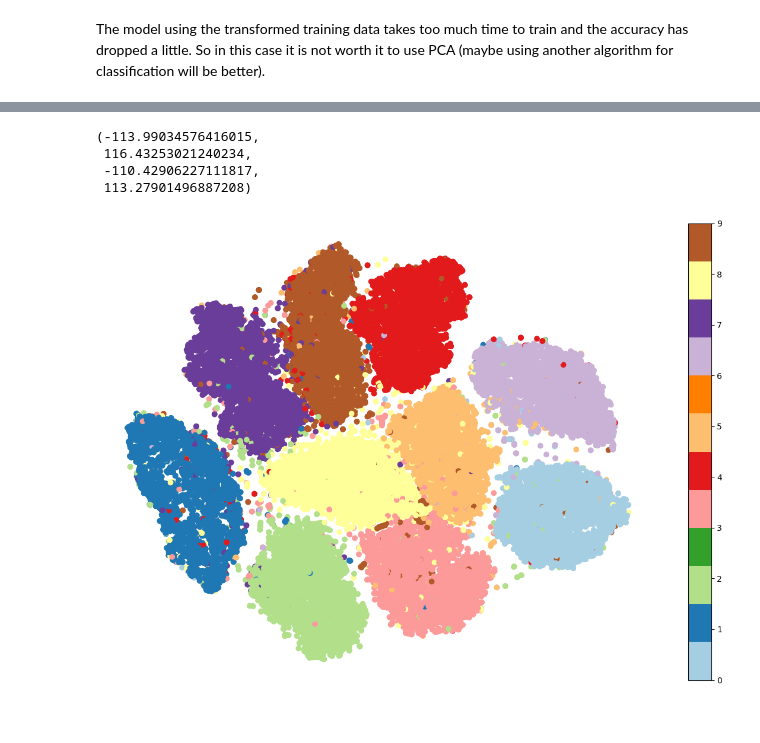
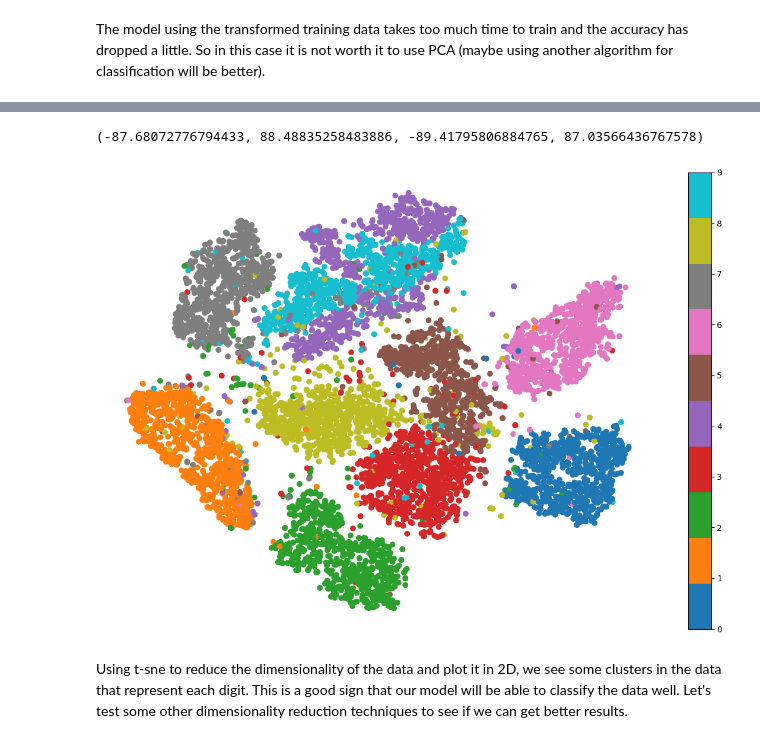
Before and after one commit to JuanDa14Sa/Hands-on-ML-Exercises, a Jupyter notebook: Dimensionality Reduction/dim_reduct_exercises.ipynb, the cells around one changed output, grey strips where cells are left out. Drawn from its saved outputs; the diff is of its cells as text; code cells hidden in the pictures.

Commit message:
Complete exercises(nice visuals)

```diff
--- a/Dimensionality Reduction/dim_reduct_exercises.ipynb
+++ b/Dimensionality Reduction/dim_reduct_exercises.ipynb
@@ -55,0 +54,8 @@ X_train_2d = tsne.fit_transform(X_train)
+# %%
+tsne = TSNE(n_components=2, random_state=0, n_jobs=-1)
+indexes = np.random.choice(X_train.shape[0], 10000, replace=False)
+start = time.time()
+X_subset = tsne.fit_transform(X_train[indexes])
+print('Time elapsed: {} seconds'.format(time.time() - start))
+y_subset = y_train[indexes]
+y_subset = y_subset.astype(int)
@@ -56,12 +64,10 @@ X_train_2d = tsne.fit_transform(X_train)
 # %%
-y_train = y_train.astype(int)
 plt.figure(figsize=(15, 10))
-plt.scatter(X_train_2d[:, 0], X_train_2d[:, 1], c=y_train, cmap=plt.cm.Paired)
+plt.scatter(X_subset[:, 0], X_subset[:, 1], c=y_subset, cmap=plt.cm.tab10)
 plt.colorbar()
 plt.axis('off')
 # %% [output]
-(-113.99034576416015,
- 116.43253021240234,
- -110.42906227111817,
- 113.27901496887208)
+(-87.68072776794433, 88.48835258483886, -89.41795806884765, 87.03566436767578)
-[figure, old version]
+[figure, new version]
+# %% [markdown]
+Using t-sne to reduce the dimensionality of the data and plot it in 2D, we see some clusters in the data that represent each digit. This is a good sign that our model will be able to classify the data well. Let's test some other dimensionality reduction techniques to see if we can get better results.
```
Also changed, not shown: parts of 11 cells of this notebook.
